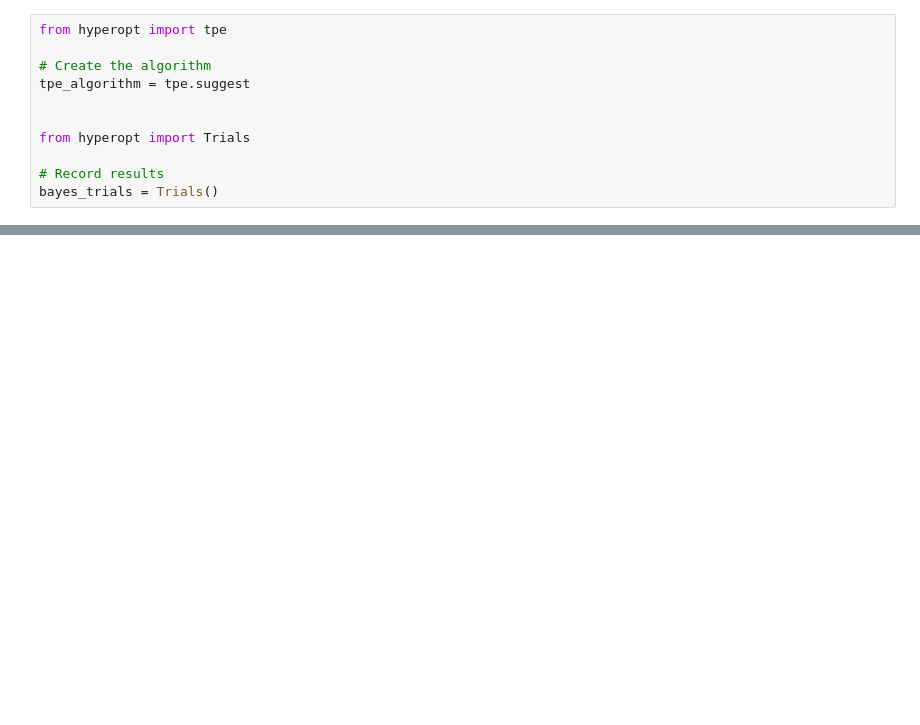
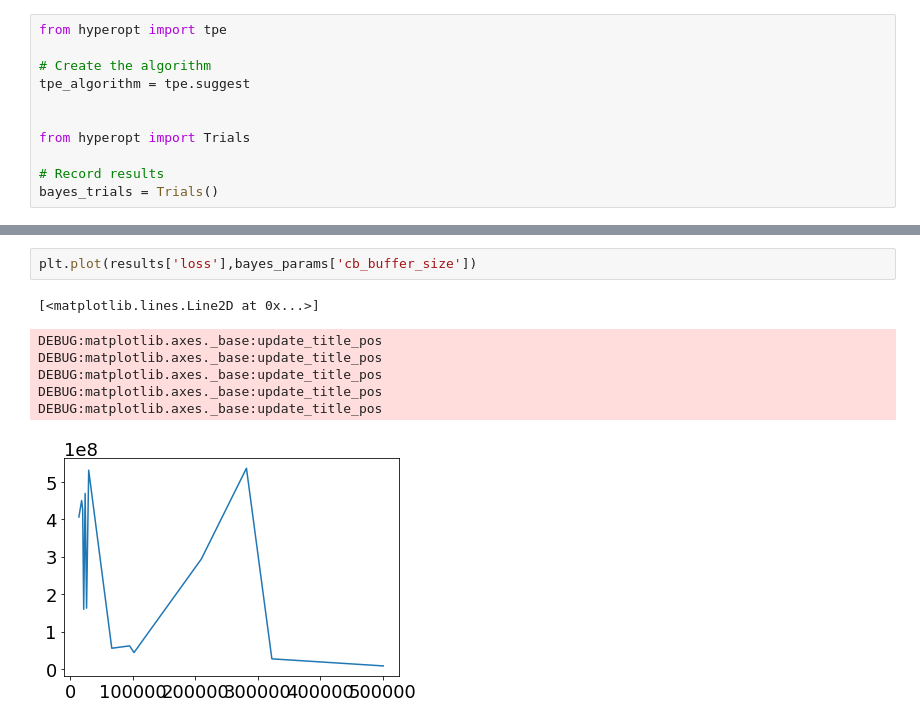
Before and after one commit to divyanshsinghvi/parallel-IO-autotuning, a Jupyter notebook: progress/active/Untitled.ipynb, the cells around one changed output, grey strips where cells are left out. Saved outputs shown, nothing was run; the diff lists cells and outputs as text; blank space fills up the shorter version.

```diff
--- a/progress/active/Untitled.ipynb
+++ b/progress/active/Untitled.ipynb
@@ -240,3 +262,13 @@ bayes_params.head()
+# %%
+plt.plot(results['loss'],bayes_params['cb_buffer_size'])
+# %% [output]
+[<matplotlib.lines.Line2D at 0x...>]
+DEBUG:matplotlib.axes._base:update_title_pos
+DEBUG:matplotlib.axes._base:update_title_pos
+DEBUG:matplotlib.axes._base:update_title_pos
+DEBUG:matplotlib.axes._base:update_title_pos
+DEBUG:matplotlib.axes._base:update_title_pos
+[figure, added]
 # %%
 plt.figure(figsize = (20, 8))
 plt.rcParams['font.size'] = 18
```
Also changed, not shown: parts of 20 cells of this notebook, 6 other files.
